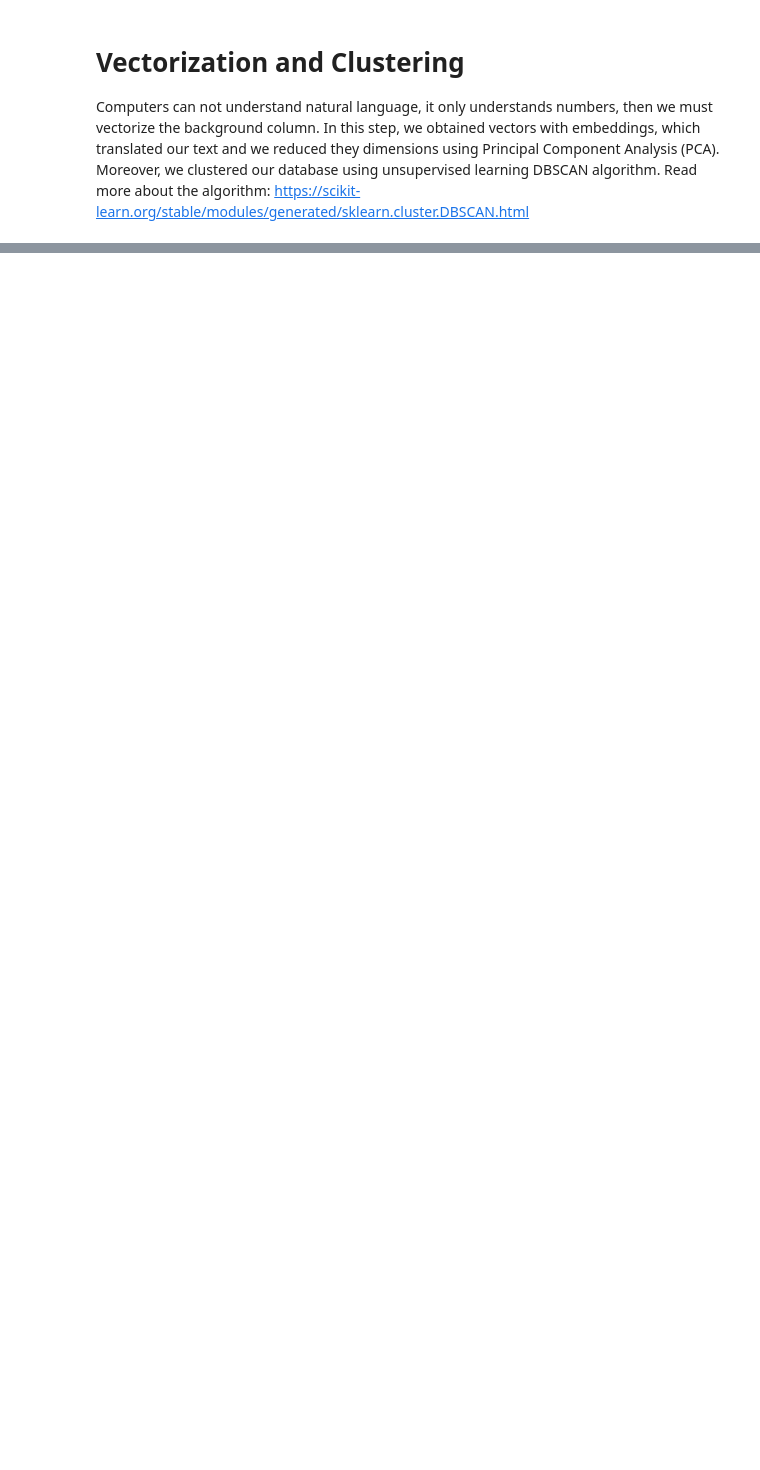
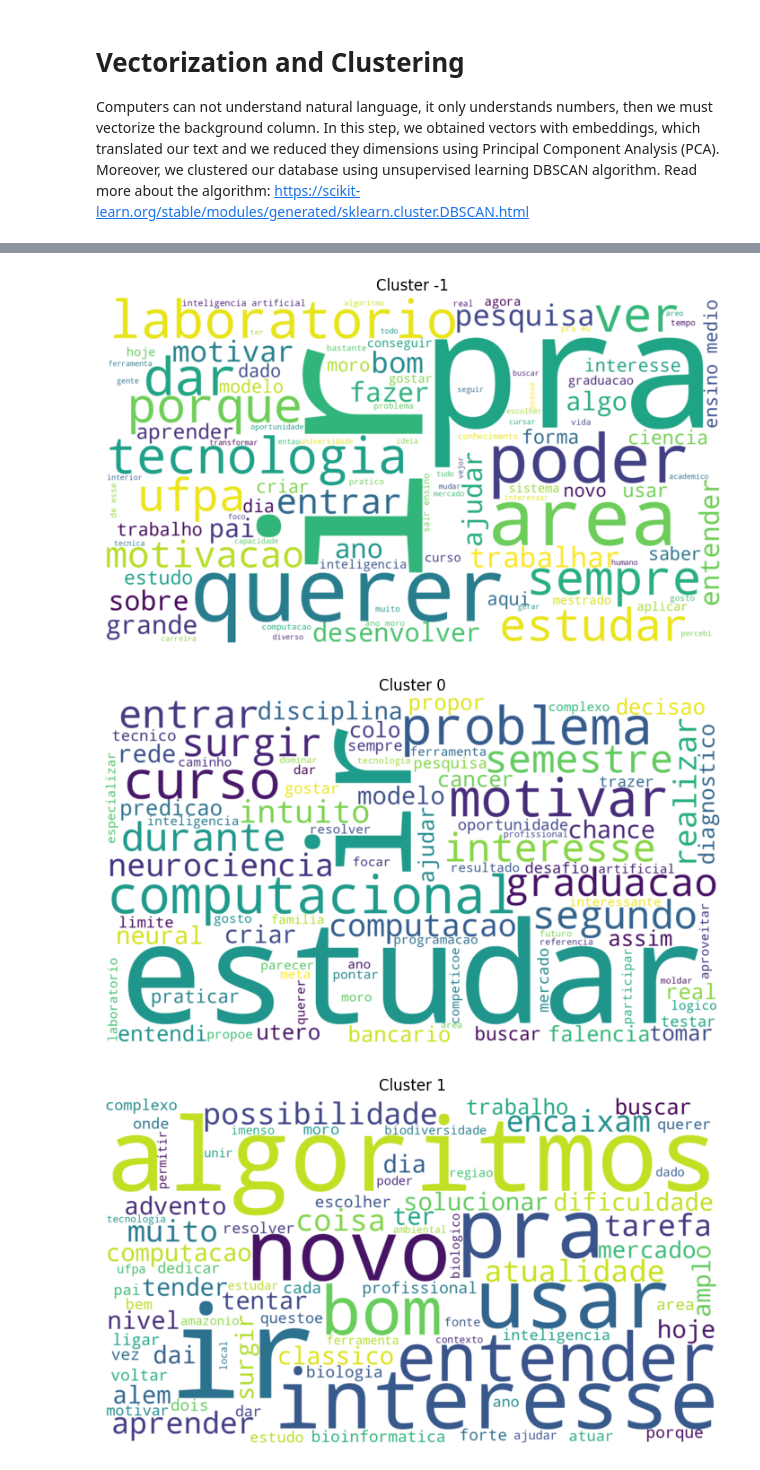
Before and after one commit to lid-ufpa/amiai, a Jupyter notebook: notebook/02_vec_clust.ipynb, the cells around one changed output, grey strips where cells are left out. Cells and saved outputs as stored; diff of their text form; code cells hidden in the pictures; blank space fills up the shorter version.

```diff
--- a/notebook/02_vec_clust.ipynb
+++ b/notebook/02_vec_clust.ipynb
@@ -56,0 +133,27 @@ Name: background, dtype: str
+# %%
+def generate_wordcloud(text, mask=None):
+    wordcloud = WordCloud(
+        background_color="white",
+        width=1920,
+        height=1080,
+        max_words=100,
+        mask=mask
+    ).generate(text)
+    return wordcloud
+# %%
+for i, cluster in enumerate(unique_clusters):
+
+    lemmas = np.concatenate(df[df["cluster"] == cluster]["lemmas"].to_numpy())
+    text = " ".join(lemmas)
+
+    wordcloud = generate_wordcloud(text)
+
+    plt.figure(figsize=(10, 5))
+    plt.imshow(wordcloud, interpolation='bilinear')
+    plt.axis('off')
+    plt.title(f'Cluster {cluster}')
+    plt.show()
+# %% [output]
+[figure, added]
+[figure, added]
+[figure, added]
```
Also changed, not shown: parts of 10 cells of this notebook.
